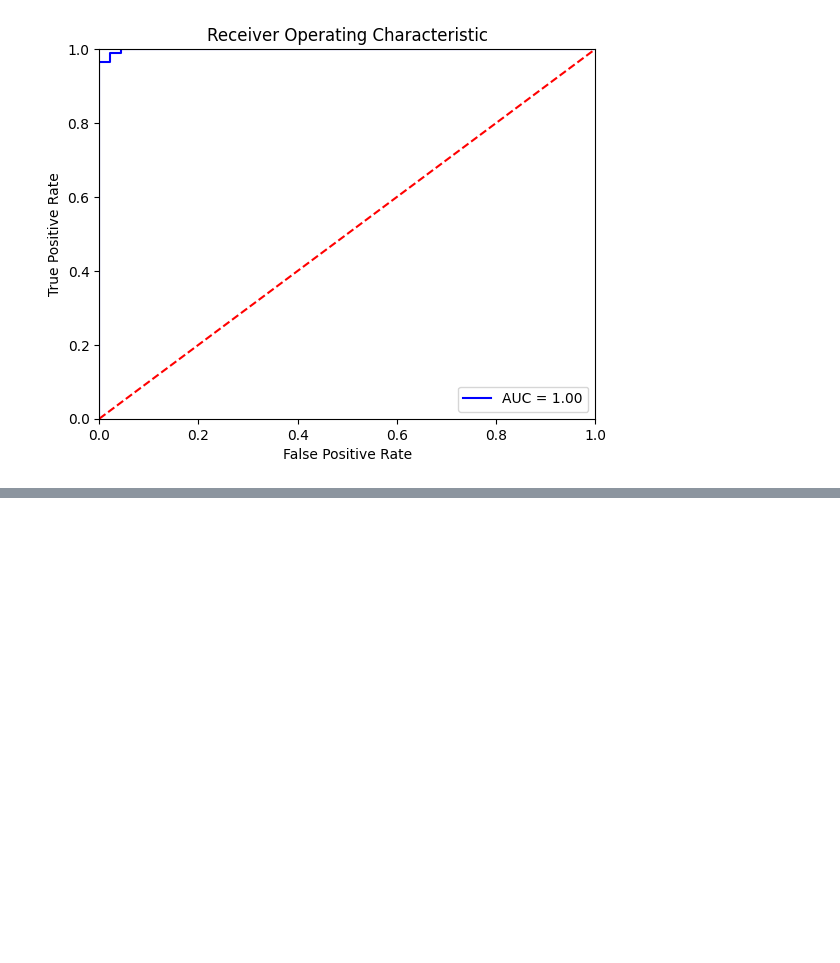
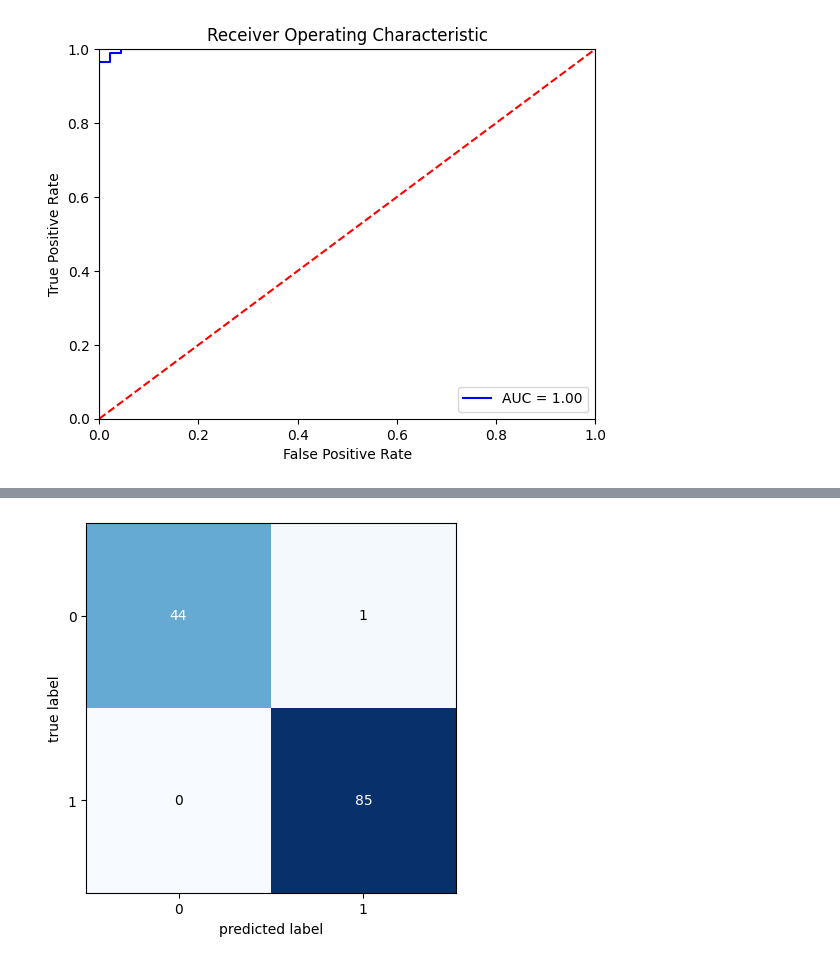
Before and after one commit to kacperwojtowicz112/HackYeah2023HWB_ATLAS, a Jupyter notebook: notebook2.ipynb, the cells around one changed output, grey strips where cells are left out. Cells and saved outputs as stored; diff of their text form; code cells hidden in the pictures; blank space fills up the shorter version.

```diff
--- a/notebook2.ipynb
+++ b/notebook2.ipynb
@@ -121,0 +124,23 @@ pickle.dump(best_rf_random, open(model_file, 'wb'))
+# %%
+max_depth = [int(x) for x in np.linspace(3, 17, num = 10)]
+learning_rate = [0.01, 0.1, 0.2, 0.3]
+subsample = np.arange(0.5, 1.0, 0.1)
+colsample_bytree = np.arange(0.5, 1.0, 0.1)
+colsample_bylevel = np.arange(0.4, 1.0, 0.1)
+n_estimators = [100, 300, 500, 750, 1000]
+
+
+random_grid = {'max_depth': max_depth,
+               'learning_rate': learning_rate,
+               'subsample': subsample,
+               'colsample_bytree': colsample_bytree,
+               'colsample_bylevel': colsample_bylevel,
+               'n_estimators': n_estimators}
+xgbc = xgb.XGBClassifier(seed = 42)
+clf = RandomizedSearchCV(estimator=xgbc,
+                         param_distributions=random_grid,
+                         cv = 5,
+                         scoring='accuracy',
+                         n_iter=25,
+                         verbose=2)
+clf.fit(X_train, y_train)
@@ -121,0 +182,8 @@ pickle.dump(best_rf_random, open(model_file, 'wb'))
+# %%
+best_xgb_random = clf.best_estimator_
+pred = best_xgb_random.predict(X_test)
+conf_mat = confusion_matrix(y_true = y_test, y_pred= pred)
+fig, ax = plot_confusion_matrix(conf_mat=conf_mat)
+plt.show()
+# %% [output]
+[figure, added]
```
Also changed, not shown: parts of 10 cells of this notebook, 8 other files.
